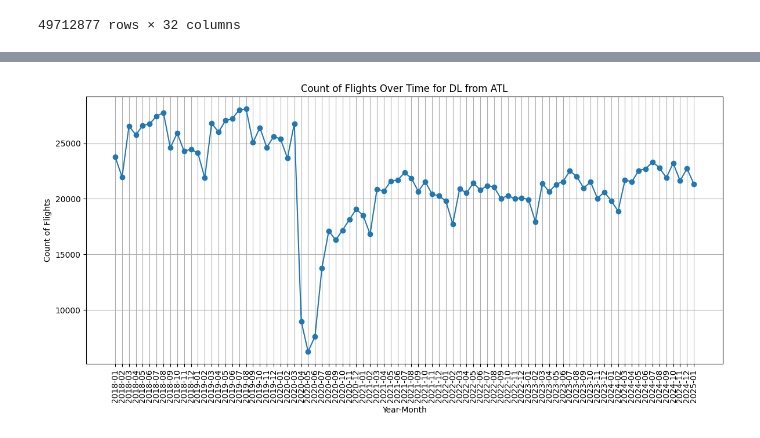
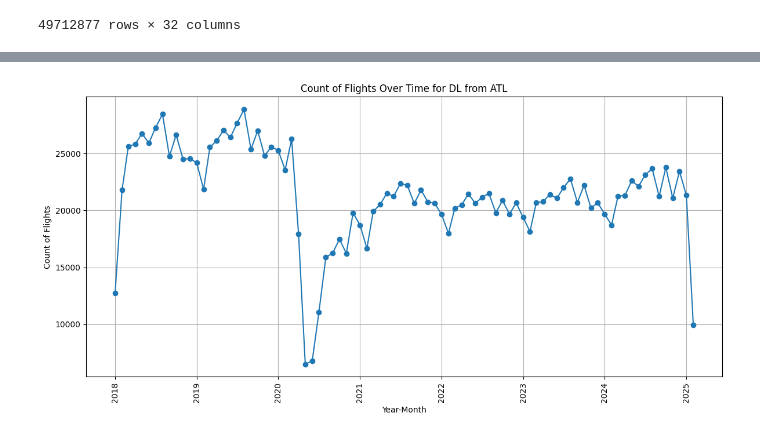
Before and after one commit to svanomm/sentiment-volume-forecasting, a Jupyter notebook: Scripts/01 Process Ontime Data.ipynb, the cells around one changed output, grey strips where cells are left out. Saved outputs shown, nothing was run; the diff lists cells and outputs as text; code cells hidden in the pictures.

Commit message:
switch to Polars, add graphs

```diff
--- a/Scripts/01 Process Ontime Data.ipynb
+++ b/Scripts/01 Process Ontime Data.ipynb
@@ -235,5 +233,7 @@ array(['2018-01-14', '2018-01-15', '2018-01-16', ..., '2025-01-11',
 # %%
 df_main = pd.read_csv(f'{path_to_data}/combined.csv')
+# %%
+df_main = pl.read_csv(f'{path_to_data}/combined.csv', try_parse_dates=True)
 # %%
 df_main
 # %% [output]
@@ -311,15 +414,0 @@ Name: count, dtype: int64
-# %%
-# Aggregate by 'FlightDate', 'Marketing_Airline_Network', 'OriginAirportID', 'DestAirportID'
-df_main['ym'] = pd.to_datetime(df_main['FlightDate']).dt.to_period('M')
-
-df_agg2 = df_main.groupby(
-    ['ym', 'Marketing_Airline_Network', 'OriginAirportID', 'OriginState']
-    ).agg(
-    count_flights=pd.NamedAgg(column="FlightDate", aggfunc="count"),
-    avg_DepDelay=pd.NamedAgg(column="DepDelay", aggfunc="mean"),
-    avg_ArrDelay=pd.NamedAgg(column="ArrDelay", aggfunc="mean"),
-    count_Cancelled=pd.NamedAgg(column="Cancelled", aggfunc="sum"),
-    avg_Distance=pd.NamedAgg(column="Distance", aggfunc="mean"),
-    avg_time = pd.NamedAgg(column="ActualElapsedTime", aggfunc="mean")
-).reset_index()
-df_agg2
@@ -339,0 +415,6 @@ df_agg2
+# %%
+#Add a year/month variable.
+df_main = df_main.with_columns(
+    pl.col("FlightDate").dt.round("1mo").alias("ym")
+)
+df_main
@@ -339,0 +436,12 @@ df_agg2
+# %%
+# Aggregate by 'FlightDate', 'Marketing_Airline_Network', 'OriginAirportID', 'DestAirportID'
+df_agg2 = df_main.group_by(['ym', 'Marketing_Airline_Network', 'OriginAirportID', 'OriginState']
+    ).agg(
+    pl.col("FlightDate").count().alias("count_flights"),
+    pl.col("DepDelay").mean().alias("avg_DepDelay"),
+    pl.col("ArrDelay").mean().alias("avg_ArrDelay"),
+    pl.col("Cancelled").sum().alias("count_Cancelled"),
+    pl.col("Distance").mean().alias("avg_Distance"),
+    pl.col("ActualElapsedTime").mean().alias("avg_time")
+)
+df_agg2
@@ -340,15 +463,15 @@ df_agg2
 # %%
 # Line plot of count_flights over time for Marketing_Airline_Network=="DL" and OriginAirportID==10397
-import matplotlib.pyplot as plt
-df_plot = df_agg2[(df_agg2['Marketing_Airline_Network'] == 'DL') & (df_agg2['OriginAirportID'] == 10397)]
+df_plot = df_agg2.filter((pl.col('Marketing_Airline_Network') == 'DL') & (pl.col('OriginAirportID') == 10397)).sort('ym')
+
 plt.figure(figsize=(12, 6))
-plt.plot(df_plot['ym'].astype(str), df_plot['count_flights'], marker='o')
+plt.plot(df_plot['ym'], df_plot['count_flights'], marker='o')
 plt.title('Count of Flights Over Time for DL from ATL')
 plt.xlabel('Year-Month')
 plt.ylabel('Count of Flights')
 plt.xticks(rotation=90)
 plt.grid()
 plt.tight_layout()
 plt.show()
 # %% [output]
-[figure, old version]
+[figure, new version]
```
Also changed, not shown: parts of 16 cells of this notebook, 1 other file.
